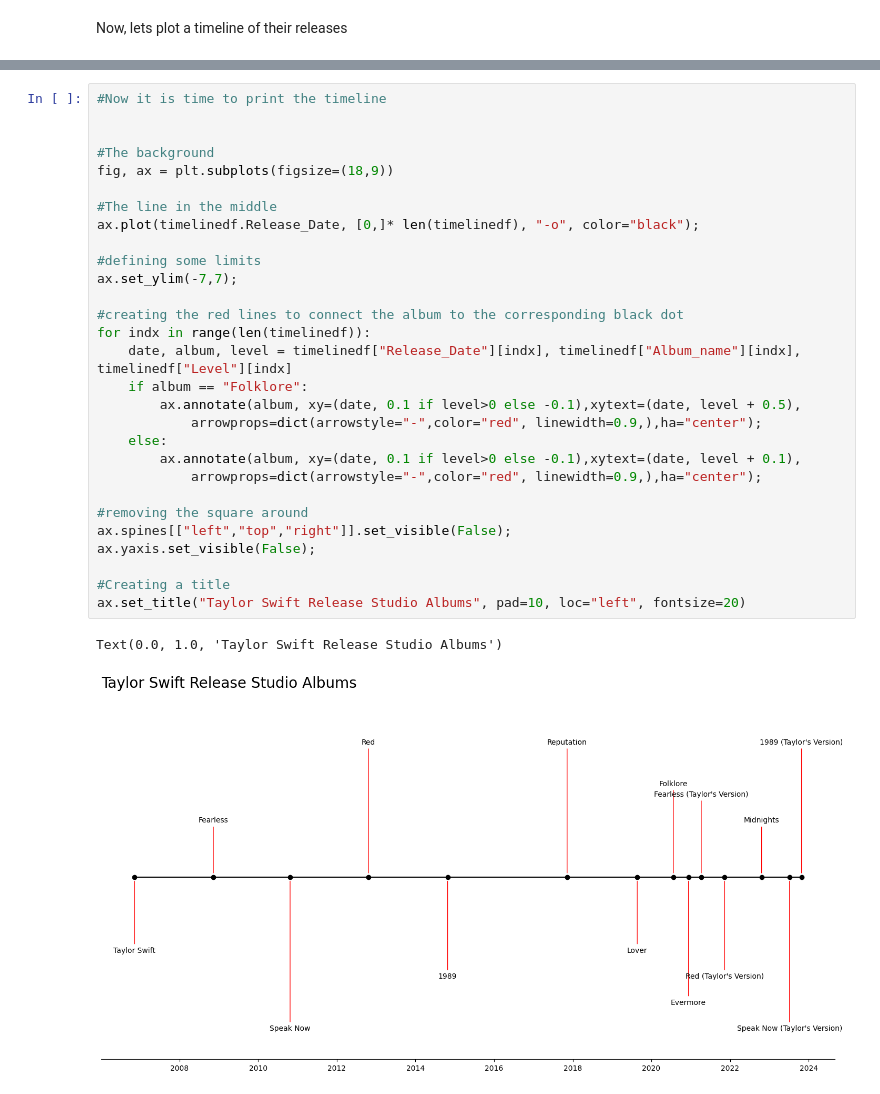
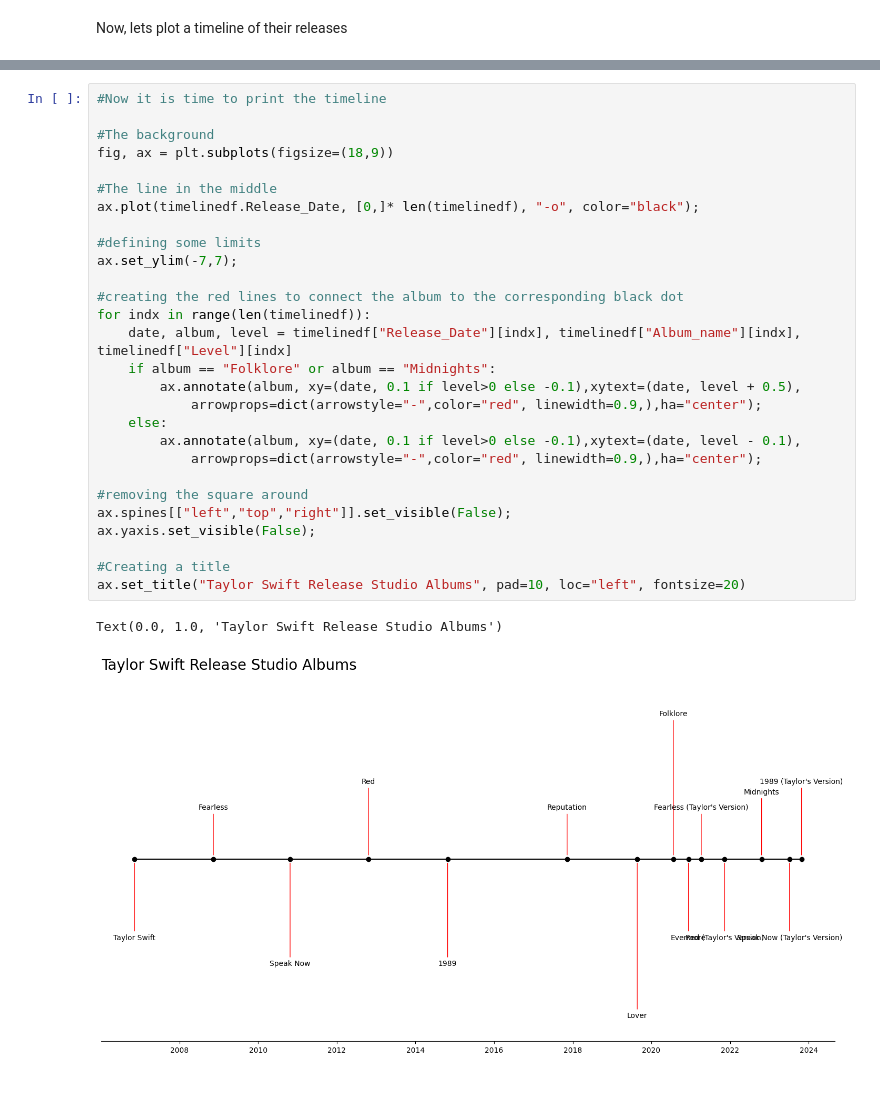
Before and after one commit to vaugsss/DataScience, a Jupyter notebook: TaylorSwiftDataframe.ipynb, the cells around one changed output, grey strips where cells are left out. Cells and saved outputs as stored; diff of their text form.

```diff
--- a/TaylorSwiftDataframe.ipynb
+++ b/TaylorSwiftDataframe.ipynb
@@ -94,35 +94,34 @@ timelinedf
 # %%
 #Now it is time to print the timeline
-
 
 #The background
 fig, ax = plt.subplots(figsize=(18,9))
 
 #The line in the middle
 ax.plot(timelinedf.Release_Date, [0,]* len(timelinedf), "-o", color="black");
 
 #defining some limits
 ax.set_ylim(-7,7);
 
 #creating the red lines to connect the album to the corresponding black dot
 for indx in range(len(timelinedf)):
     date, album, level = timelinedf["Release_Date"][indx], timelinedf["Album_name"][indx], timelinedf["Level"][indx]
-    if album == "Folklore":
+    if album == "Folklore" or album == "Midnights":
         ax.annotate(album, xy=(date, 0.1 if level>0 else -0.1),xytext=(date, level + 0.5),
             arrowprops=dict(arrowstyle="-",color="red", linewidth=0.9,),ha="center");
     else:
-        ax.annotate(album, xy=(date, 0.1 if level>0 else -0.1),xytext=(date, level + 0.1),
+        ax.annotate(album, xy=(date, 0.1 if level>0 else -0.1),xytext=(date, level - 0.1),
             arrowprops=dict(arrowstyle="-",color="red", linewidth=0.9,),ha="center");
 
 #removing the square around
 ax.spines[["left","top","right"]].set_visible(False);
 ax.yaxis.set_visible(False);
 
 #Creating a title
 ax.set_title("Taylor Swift Release Studio Albums", pad=10, loc="left", fontsize=20)
 # %% [output]
 Text(0.0, 1.0, 'Taylor Swift Release Studio Albums')
-[figure, old version]
+[figure, new version]
 # %% [markdown]
 
 
```
Also changed, not shown: parts of 5 cells of this notebook.
